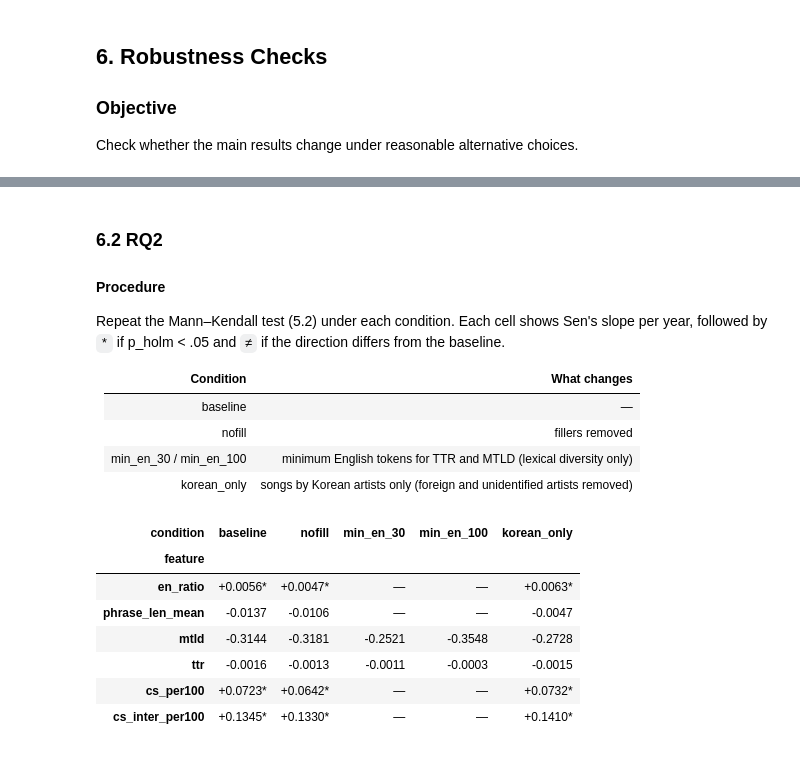
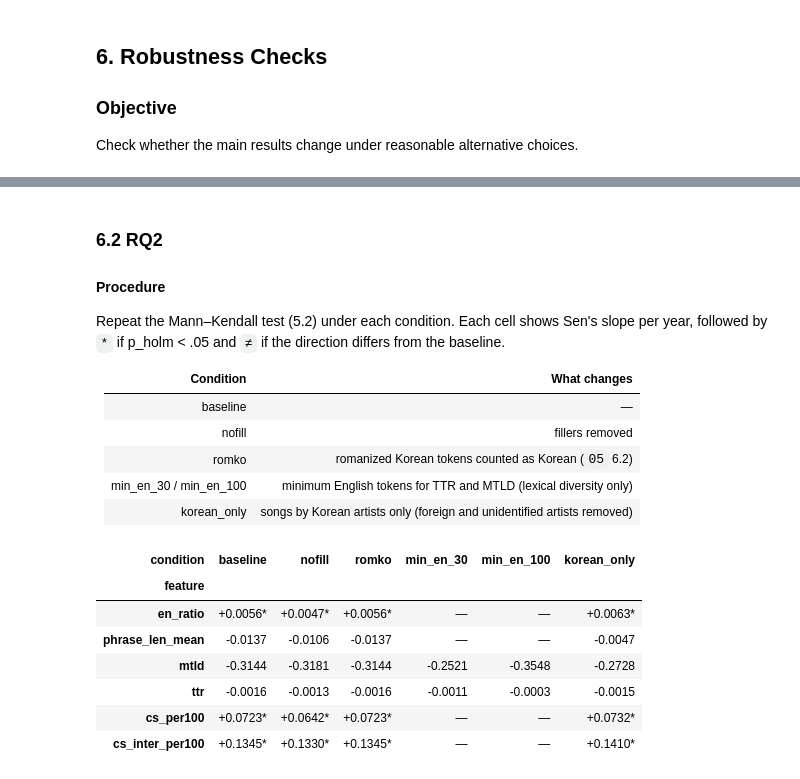
Before and after one commit to Ryulha/kpop-lyrics-nlp, a Jupyter notebook: notebooks/07_statistical_analysis.ipynb, the cells around one changed output, grey strips where cells are left out. Drawn from its saved outputs; the diff is of its cells as text; code cells hidden in the pictures.

```diff
--- a/notebooks/07_statistical_analysis.ipynb
+++ b/notebooks/07_statistical_analysis.ipynb
@@ -803,0 +991,19 @@ Songs with lexical diversity values (50+ English tokens) by period:
+# %%
+# Most frequent English words per period (* filler)
+tokens = pd.read_pickle(INTERIM_DIR / "tokens.pkl")
+en_ld = tokens[tokens["lang"].eq("en") & tokens["song_key"].isin(ld["song_key"])].copy()
+en_ld["period"] = en_ld["song_key"].map(ld.set_index("song_key")["period"])
+
+TOP_N = 15
+top_words, top_share = {}, {}
+for p in PERIOD_LABELS:
+    s = en_ld[en_ld["period"] == p]
+    vc = s["token"].value_counts().head(TOP_N)
+    filler = s.groupby("token")["is_filler"].first()
+    cells = [f"{w}{'*' if filler[w] else ''} ({c / len(s):.1%})" for w, c in vc.items()]
+    top_words[p] = cells + [""] * (TOP_N - len(cells))
+    top_share[p] = vc.sum() / len(s)
+top_english_words = pd.DataFrame(top_words, index=range(1, TOP_N + 1))
+display(top_english_words)
+print("Share of all English tokens taken by the top 15 words:",
+      ", ".join(f"{p} {v:.1%}" for p, v in top_share.items()))
@@ -803,0 +1028,18 @@ Songs with lexical diversity values (50+ English tokens) by period:
+# %%
+# Lyric examples: the three longest-charting songs by Korean artists with MTLD within ±20% of the period median
+lines = (tokens[tokens["song_key"].isin(ld["song_key"])].sort_values(["song_key", "line_no", "token_no"])
+         .groupby(["song_key", "line_no"]).agg(text=("token", " ".join), has_en=("lang", lambda s: s.eq("en").any())))
+en_lines = lines[lines["has_en"]].groupby(level="song_key")["text"].apply(list)
+
+for p in ["2000–04", "2010–14", "2020–23"]:
+    d = ld[(ld["period"] == p) & ld["type_group"].isin(KOREAN_TYPES)]
+    med = d["mtld"].median()
+    typical = d[d["mtld"].between(med * .8, med * 1.2)].sort_values("n_chart_months", ascending=False).head(3)
+    print(f"===== {p} (median MTLD {med:.1f}) =====")
+    for _, r in typical.iterrows():
+        print(f"- {r['artist']} – {r['song_name']} ({r['release_year']}): MTLD {r['mtld']:.1f}, "
+              f"top-word share {r['en_top_word_share']:.0%}, repeated-line share {r['en_repeated_line_share']:.0%}, "
+              f"interjections {r['pos_intj']:.0%}")
+        for line in en_lines.get(r["song_key"], [])[:6]:
+            print(f"    {line}")
+    print()
@@ -828,6 +1089,7 @@ RQ1_CONDITIONS = {
     "alt_B":      dict(gen_col="gen_alt_B"),
     "alt_C":      dict(gen_col="gen_alt_C"),
     "nofill":     dict(gen_col="gen_baseline", version="nofill"),
+    "romko":      dict(gen_col="gen_baseline", version="romko"),
     "high_conf":  dict(gen_col="gen_baseline", high_conf_only=True),
     "min_en_30":  dict(gen_col="gen_baseline", min_en=30, features=["mtld", "ttr"]),
     "min_en_100": dict(gen_col="gen_baseline", min_en=100, features=["mtld", "ttr"]),
@@ -869,41 +1131,43 @@ Repeat the Mann–Kendall test (5.2) under each condition. Each cell shows Sen's
 |---|---|
 | baseline | — |
 | nofill | fillers removed |
+| romko | romanized Korean tokens counted as Korean (`05` 6.2) |
 | min_en_30 / min_en_100 | minimum English tokens for TTR and MTLD (lexical diversity only) |
 | korean_only | songs by Korean artists only (foreign and unidentified artists removed) |
 # %%
 RQ2_CONDITIONS = {
     "baseline":    dict(),
     "nofill":      dict(version="nofill"),
+    "romko":       dict(version="romko"),
     "min_en_30":   dict(min_en=30),
     "min_en_100":  dict(min_en=100),
     "korean_only": dict(korean_only=True),
 }
 
 rob2 = []
 for name, cfg in RQ2_CONDITIONS.items():
     cfg = dict(cfg)
     data = rq2_korean if cfg.pop("korean_only", False) else rq2
     t = trend_table(data, **cfg)
     t["condition"] = name
     rob2.append(t)
 rob2 = pd.concat(rob2, ignore_index=True)
 # Thresholds only affect lexical diversity
 rob2 = rob2[~(rob2["condition"].str.startswith("min_en") & ~rob2["feature"].isin(["mtld", "ttr"]))]
 
 base_sign2 = rob2[rob2["condition"] == "baseline"].set_index("feature")["sen_slope_per_year"].pipe(np.sign)
 rob2["same_direction"] = np.sign(rob2["sen_slope_per_year"]).values == base_sign2.reindex(rob2["feature"]).values
 rob2["cell"] = rob2.apply(lambda r: f"{r['sen_slope_per_year']:+.4f}{'*' if r['p_holm'] < .05 else ''}"
                                     f"{'' if r['same_direction'] else ' ≠'}", axis=1)
 
 display(rob2.pivot(index="feature", columns="condition", values="cell")
         .loc[MAIN_FEATURES, list(RQ2_CONDITIONS)].fillna("—"))
 # %% [output]
-| condition | baseline | nofill | min_en_30 | min_en_100 | korean_only |
-| feature |  |  |  |  |  |
-| en_ratio | +0.0056* | +0.0047* | — | — | +0.0063* |
-| phrase_len_mean | -0.0137 | -0.0106 | — | — | -0.0047 |
-| mtld | -0.3144 | -0.3181 | -0.2521 | -0.3548 | -0.2728 |
-| ttr | -0.0016 | -0.0013 | -0.0011 | -0.0003 | -0.0015 |
-| cs_per100 | +0.0723* | +0.0642* | — | — | +0.0732* |
-| cs_inter_per100 | +0.1345* | +0.1330* | — | — | +0.1410* |
+| condition | baseline | nofill | romko | min_en_30 | min_en_100 | korean_only |
+| feature |  |  |  |  |  |  |
+| en_ratio | +0.0056* | +0.0047* | +0.0056* | — | — | +0.0063* |
+| phrase_len_mean | -0.0137 | -0.0106 | -0.0137 | — | — | -0.0047 |
+| mtld | -0.3144 | -0.3181 | -0.3144 | -0.2521 | -0.3548 | -0.2728 |
+| ttr | -0.0016 | -0.0013 | -0.0016 | -0.0011 | -0.0003 | -0.0015 |
+| cs_per100 | +0.0723* | +0.0642* | +0.0723* | — | — | +0.0732* |
+| cs_inter_per100 | +0.1345* | +0.1330* | +0.1345* | — | — | +0.1410* |
```
Also changed, not shown: parts of 17 cells of this notebook, 45 other files.
